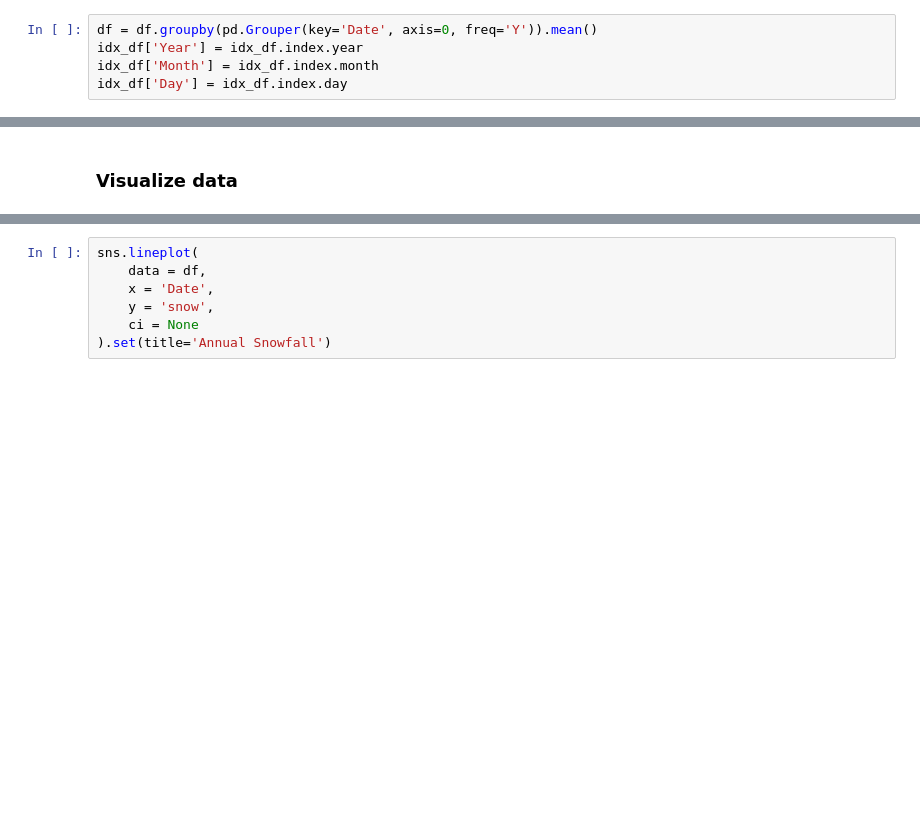
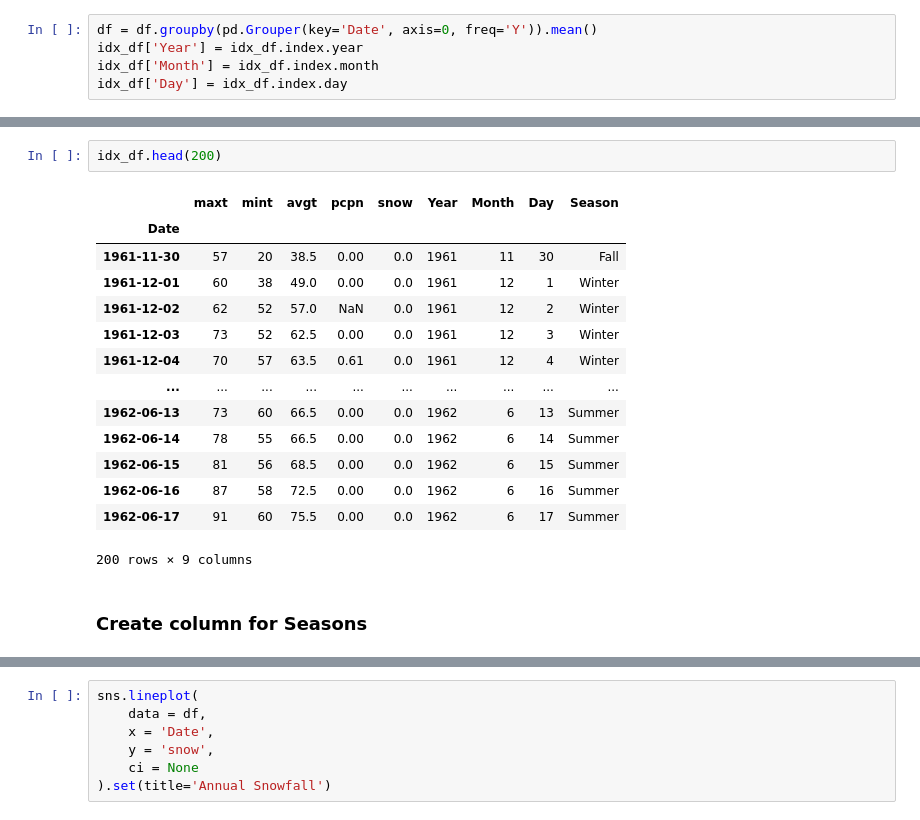
Before and after one commit to robertlanier/capstone, a Jupyter notebook: notebooks/tamu_srcc_eda.ipynb, the cells around one changed output, grey strips where cells are left out. Saved outputs shown, nothing was run; the diff lists cells and outputs as text; blank space fills up the shorter version.

```diff
--- a/notebooks/tamu_srcc_eda.ipynb
+++ b/notebooks/tamu_srcc_eda.ipynb
@@ -120,2 +70,19 @@ avgt_df.head(10)
-# %% [markdown]
-### Visualize data
+# %%
+idx_df.head(200)
+# %% [output]
+|  | maxt | mint | avgt | pcpn | snow | Year | Month | Day | Season |
+| Date |  |  |  |  |  |  |  |  |  |
+| 1961-11-30 | 57 | 20 | 38.5 | 0.00 | 0.0 | 1961 | 11 | 30 | Fall |
+| 1961-12-01 | 60 | 38 | 49.0 | 0.00 | 0.0 | 1961 | 12 | 1 | Winter |
+| 1961-12-02 | 62 | 52 | 57.0 | NaN | 0.0 | 1961 | 12 | 2 | Winter |
+| 1961-12-03 | 73 | 52 | 62.5 | 0.00 | 0.0 | 1961 | 12 | 3 | Winter |
+| 1961-12-04 | 70 | 57 | 63.5 | 0.61 | 0.0 | 1961 | 12 | 4 | Winter |
+| ... | ... | ... | ... | ... | ... | ... | ... | ... | ... |
+| 1962-06-13 | 73 | 60 | 66.5 | 0.00 | 0.0 | 1962 | 6 | 13 | Summer |
+| 1962-06-14 | 78 | 55 | 66.5 | 0.00 | 0.0 | 1962 | 6 | 14 | Summer |
+| 1962-06-15 | 81 | 56 | 68.5 | 0.00 | 0.0 | 1962 | 6 | 15 | Summer |
+| 1962-06-16 | 87 | 58 | 72.5 | 0.00 | 0.0 | 1962 | 6 | 16 | Summer |
+| 1962-06-17 | 91 | 60 | 75.5 | 0.00 | 0.0 | 1962 | 6 | 17 | Summer |
+200 rows × 9 columns
+# %% [markdown]
+### Create column for Seasons
```
Also changed, not shown: parts of 29 cells of this notebook.
